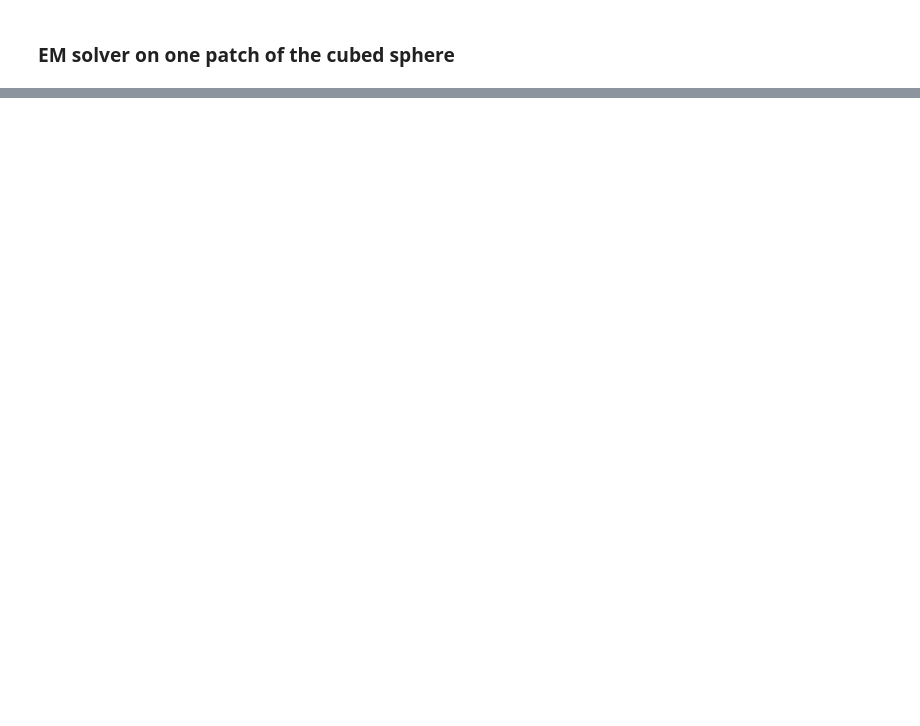
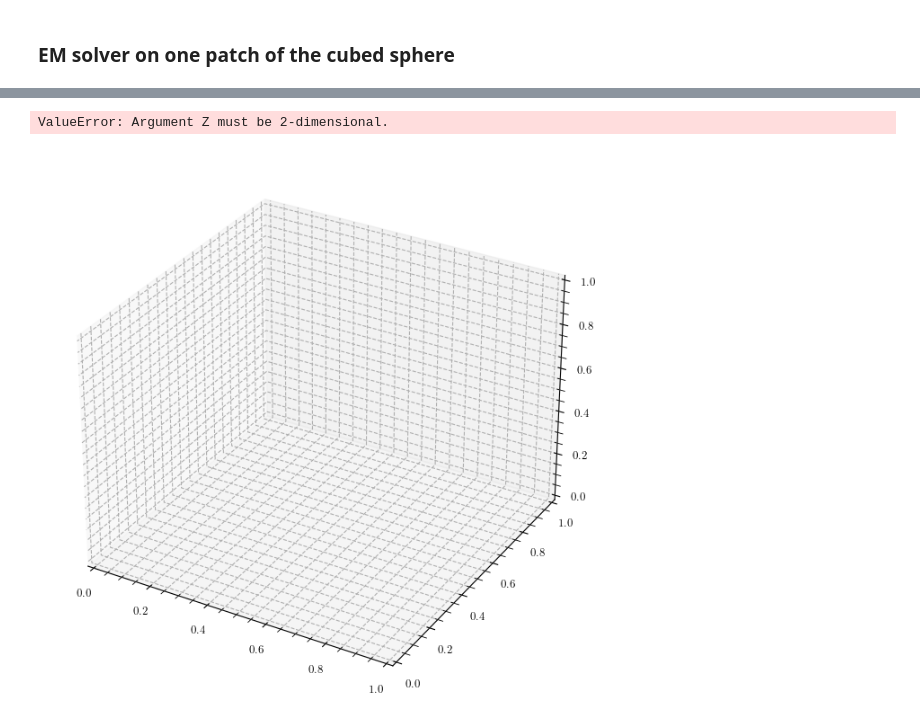
Before and after one commit to bcrinquand/Maxwell_cubed_sphere, a Jupyter notebook: cubed_patch.ipynb, the cells around one changed output, grey strips where cells are left out. Drawn from its saved outputs; the diff is of its cells as text; code cells hidden in the pictures; blank space fills up the shorter version.

```diff
--- a/cubed_patch.ipynb
+++ b/cubed_patch.ipynb
@@ -388,3 +444,28 @@ def plot_fields_plane(it, field):
+# %%
+theta=N.zeros((Nxi,Neta))
+phi=N.zeros((Nxi,Neta))
+x=N.zeros((Nxi,Neta))
+y=N.zeros((Nxi,Neta))
+z=N.zeros((Nxi,Neta))
+
+for i in range(Nxi):
+    for j in range(Neta):
+      X = N.tan(xi_min + i * dxi)
+      Y = N.tan(eta_min + j * deta)
+
+theta = N.pi/2.0 - N.arctan(Y/N.sqrt(1+X**2))
+phi = N.arctan2(1/N.sqrt(1+X**2),X/N.sqrt(1+X**2))
+
+x = N.sin(theta) * N.cos(phi)
+y = -N.sin(theta) * N.sin(phi)
+z = N.cos(theta)
+
+fig, ax = P.subplots(subplot_kw={"projection": "3d"}, figsize=(8, 8), dpi=100)
+ax.plot_surface(x, y, z, rstride=1, cstride=1, facecolors=cm.nipy_spectral(Eru0), linewidth=0, shade=False)
+ax.plot_surface(x_s, y_s, z_s, rstride=1, cstride=1, shade=False, color = 'white')
+# %% [output]
+ValueError: Argument Z must be 2-dimensional.
+[figure, added]
 # %%
 # Initialize simulation
 
```
Also changed, not shown: parts of 6 cells of this notebook, 2 other files.
